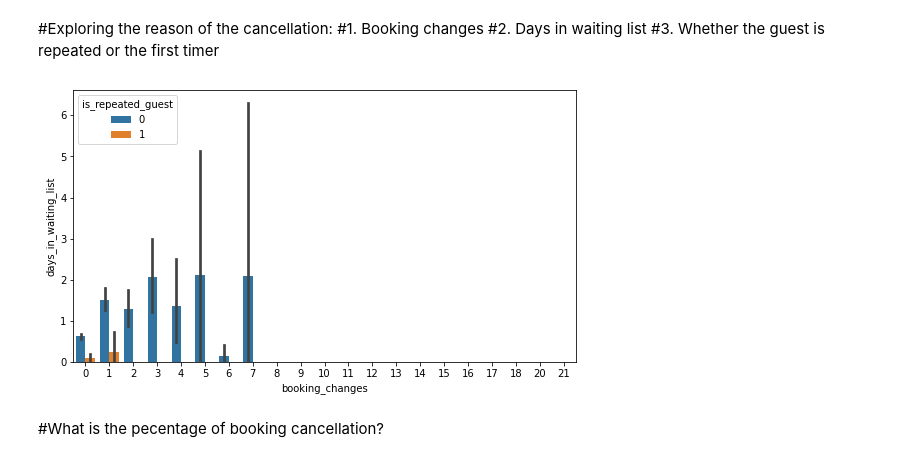
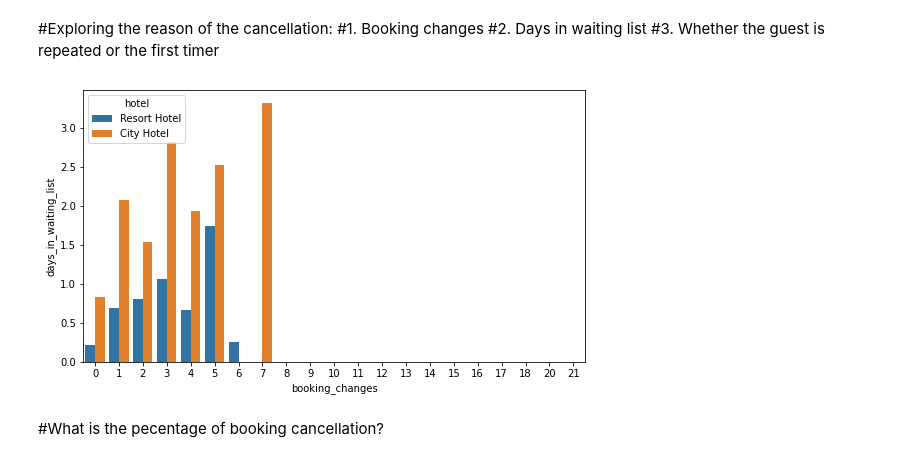
Before and after one commit to neha-goyal55/EDA-Project, a Jupyter notebook: Copy_of_EDA_Hotel_booking_Q1.ipynb, the cells around one changed output. Drawn from its saved outputs; the diff is of its cells as text; code cells hidden in the pictures.

```diff
--- a/Copy_of_EDA_Hotel_booking_Q1.ipynb
+++ b/Copy_of_EDA_Hotel_booking_Q1.ipynb
@@ -487,11 +482,11 @@ sns.countplot(data=df,
 # %%
 plt.figure(figsize= (9,5))
 sns.barplot(data= df,
             x= 'booking_changes',
             y = 'days_in_waiting_list',
-            hue = 'is_repeated_guest');
+            hue = 'hotel',ci = None);
 # %% [output]
-[figure, old version]
+[figure, new version]
 # %% [markdown]
 #What is the pecentage of booking cancellation?
 # %%
```
Also changed, not shown: parts of 13 cells of this notebook.
